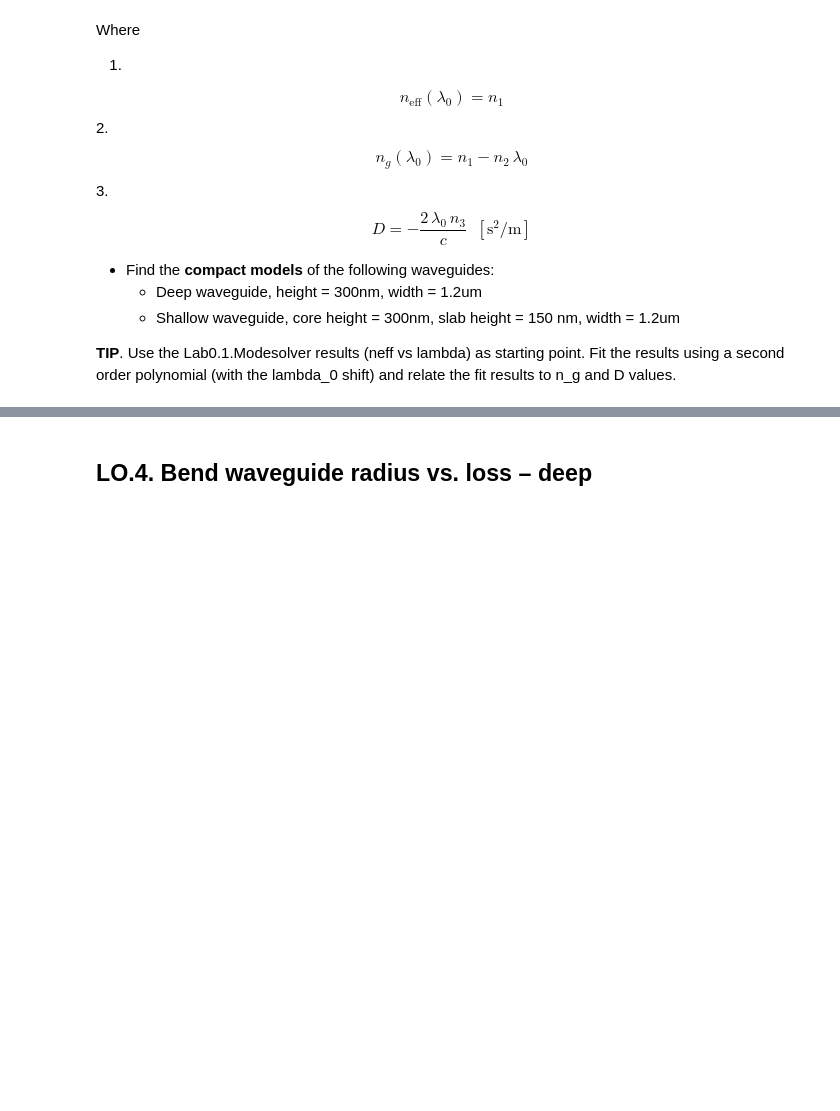
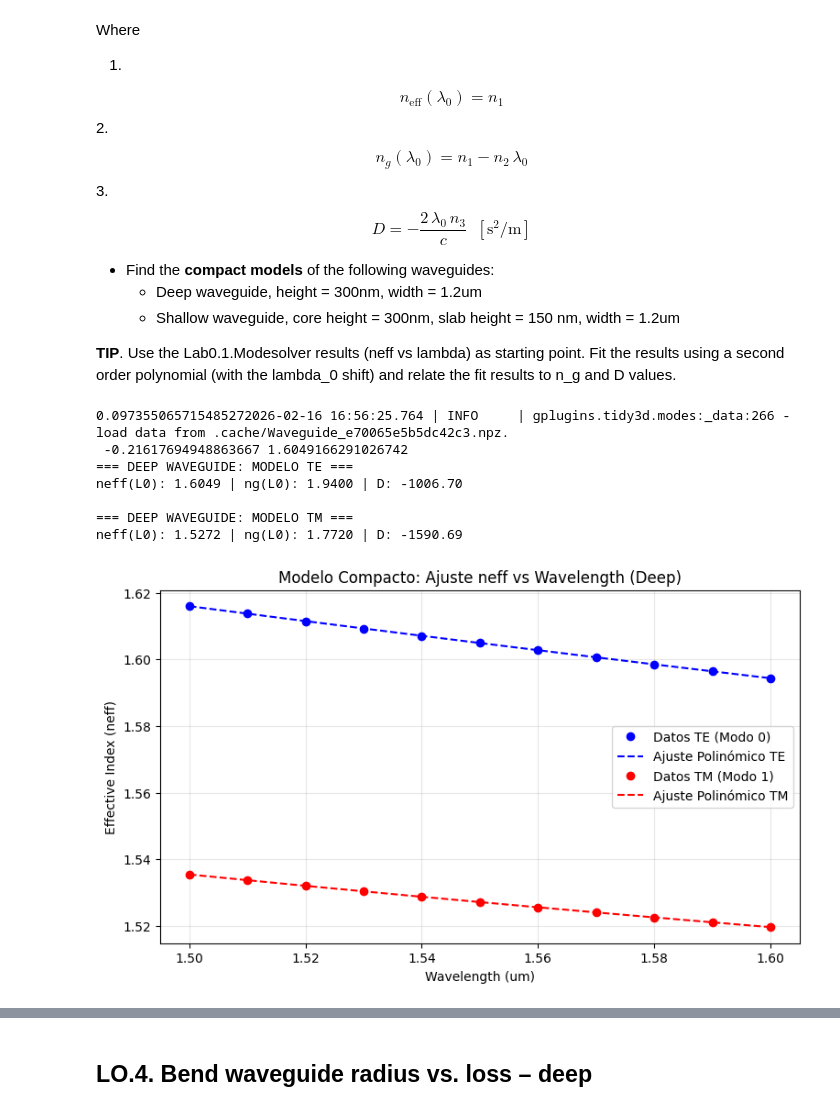
Before and after one commit to MariaJulve/pic-upv-lab1, a Jupyter notebook: WAVEGUIDES_Student.ipynb, the cells around one changed output, grey strips where cells are left out. Cells and saved outputs as stored; diff of their text form; code cells hidden in the pictures; blank space fills up the shorter version.

```diff
--- a/WAVEGUIDES_Student.ipynb
+++ b/WAVEGUIDES_Student.ipynb
@@ -266,0 +282,80 @@ $$
+# %%
+import numpy as np
+import matplotlib.pyplot as plt
+
+wavelengths = np.linspace(1.500, 1.600, 11)
+lambda0 = 1.55
+c_speed = 299792458
+delta_l = wavelengths - lambda0              # (L - L0)
+
+deep_wg = gt.modes.Waveguide(
+    wavelength=wavelengths,
+    core_width=1.2,
+    slab_thickness=0.0,
+    core_material='sin',
+    clad_material='sio2',
+    core_thickness=300 * nm,
+    num_modes=4,
+    grid_resolution=20,
+    cache_path='.cache/'
+)
+
+res_neff = deep_wg.n_eff.real
+
+
+#Modelo Compacto - MODO TE (Fundamental)
+neff_TE = res_neff[:, 0]
+
+#Ajuste polinómico de grado 2
+n3_TE, n2_TE, n1_TE = np.polyfit(delta_l, neff_TE, 2)
+print(n3_TE, n2_TE, n1_TE)
+
+n1_concl_TE = n1_TE                                     ¡
+ng_concl_TE = n1_TE - n2_TE * lambda0
+D_concl_TE  = -(2 * (lambda0 * 1e-6) * (n3_TE * 1e12)) / c_speed # D
+
+
+# Modelo Compacto - MODO TM
+neff_TM = res_neff[:, 1]
+
+n3_TM, n2_TM, n1_TM = np.polyfit(delta_l, neff_TM, 2)
+
+n1_concl_TM = n1_TM
+ng_concl_TM = n1_TM - n2_TM * lambda0
+D_concl_TM  = -(2 * (lambda0 * 1e-6) * (n3_TM * 1e12)) / c_speed
+
+
+# Resultados y Gráfica
+
+print("=== DEEP WAVEGUIDE: MODELO TE ===")
+print(f"neff(L0): {n1_concl_TE:.4f} | ng(L0): {ng_concl_TE:.4f} | D: {D_concl_TE*1e6:.2f}")
+
+print("\n=== DEEP WAVEGUIDE: MODELO TM ===")
+print(f"neff(L0): {n1_concl_TM:.4f} | ng(L0): {ng_concl_TM:.4f} | D: {D_concl_TM*1e6:.2f}")
+
+
+plt.figure(figsize=(9, 5))
+
+# Modo TE: Puntos originales y curva ajustada
+plt.plot(wavelengths, neff_TE, 'ob', label='Datos TE (Modo 0)')
+plt.plot(wavelengths, n1_TE + n2_TE*delta_l + n3_TE*delta_l**2, '--b', label='Ajuste Polinómico TE')
+
+# Modo TM: Puntos originales y curva ajustada
+plt.plot(wavelengths, neff_TM, 'or', label='Datos TM (Modo 1)')
+plt.plot(wavelengths, n1_TM + n2_TM*delta_l + n3_TM*delta_l**2, '--r', label='Ajuste Polinómico TM')
+
+plt.title("Modelo Compacto: Ajuste neff vs Wavelength (Deep)")
+plt.xlabel("Wavelength (um)")
+plt.ylabel("Effective Index (neff)")
+plt.legend()
+plt.grid(True, alpha=0.3)
+plt.show()
+# %% [output]
+0.097355065715485272026-02-16 16:56:25.764 | INFO     | gplugins.tidy3d.modes:_data:266 - load data from .cache/Waveguide_e70065e5b5dc42c3.npz.
+ -0.21617694948863667 1.6049166291026742
+=== DEEP WAVEGUIDE: MODELO TE ===
+neff(L0): 1.6049 | ng(L0): 1.9400 | D: -1006.70
+
+=== DEEP WAVEGUIDE: MODELO TM ===
+neff(L0): 1.5272 | ng(L0): 1.7720 | D: -1590.69
+[figure, added]
```
Also changed, not shown: parts of 12 cells of this notebook.
